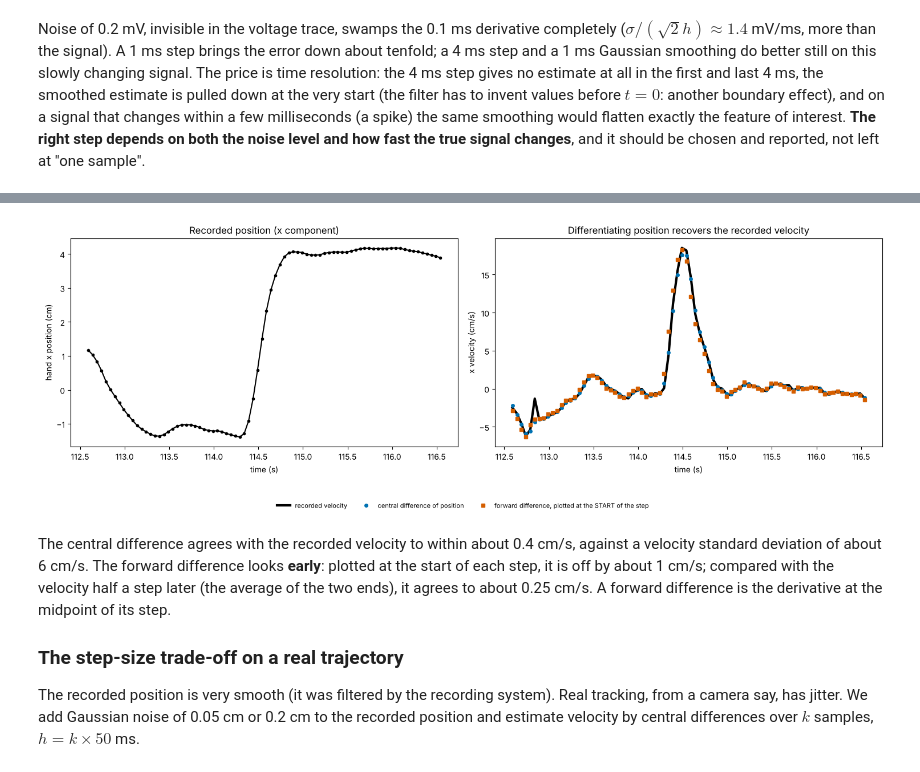
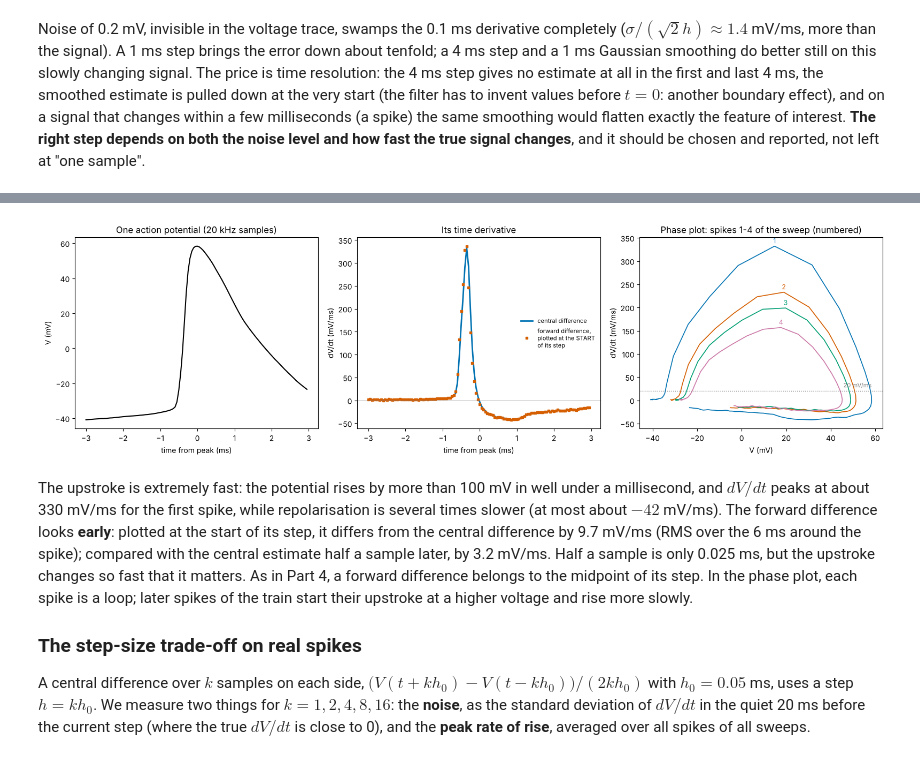
Before and after one commit to peter-adepoju/math-neuro-ml, a Jupyter notebook: week3/lesson9/Lesson9_Teaching_Notebook.ipynb, the cells around one changed output, grey strips where cells are left out. Cells and saved outputs as stored; diff of their text form; code cells hidden in the pictures.

```diff
--- a/week3/lesson9/Lesson9_Teaching_Notebook.ipynb
+++ b/week3/lesson9/Lesson9_Teaching_Notebook.ipynb
@@ -518,20 +535,26 @@ central difference vs recorded velocity at the same sample        : RMS 0.41 cm/
 # %%
-seg = slice(2000, 2080)                                            # 4 s of reaching
-fig, axes = plt.subplots(1, 2, figsize=(15, 5.2))
-axes[0].plot(t_m1[seg], pos[seg, 0], 'o-', ms=3, color='black')
-axes[0].set_xlabel('time (s)'); axes[0].set_ylabel('hand x position (cm)'); axes[0].set_title('Recorded position (x component)')
-axes[1].plot(t_m1[seg], vel[seg, 0], color='black', lw=3, label='recorded velocity')
-axes[1].plot(t_m1[seg], cen[seg, 0], 'o', ms=4, color=PALETTE[0], label='central difference of position')
-axes[1].plot(t_m1[2000:2080], fwd[2000:2080, 0], 's', ms=4, color=PALETTE[1], label='forward difference, plotted at the START of the step')
-axes[1].set_xlabel('time (s)'); axes[1].set_ylabel('x velocity (cm/s)'); axes[1].set_title('Differentiating position recovers the recorded velocity')
-fig.legend(*axes[1].get_legend_handles_labels(), loc='lower center', ncol=3, fontsize=8, frameon=False)
-plt.tight_layout(rect=(0, 0.1, 1, 1)); plt.show()
+fig, axes = plt.subplots(1, 3, figsize=(16, 4.6))
+tt = t_ms[win] - t_ms[pk]                                           # ms relative to the peak
+axes[0].plot(tt, v[win], color='black', lw=1.5)
+axes[0].set_xlabel('time from peak (ms)'); axes[0].set_ylabel('V (mV)'); axes[0].set_title('One action potential (20 kHz samples)')
+axes[1].plot(tt, cen[win], '-', color=PALETTE[0], lw=2, label='central difference')
+axes[1].plot(tt, fwd[win], 's', ms=2.5, color=PALETTE[1], label='forward difference,\nplotted at the START\nof its step')
+axes[1].axhline(0, color='grey', lw=0.5)
+axes[1].set_xlabel('time from peak (ms)'); axes[1].set_ylabel('dV/dt (mV/ms)'); axes[1].set_title('Its time derivative'); axes[1].legend(fontsize=8, frameon=False, loc='center right')
+for j, p in enumerate(spikes[sw]):
+    w = slice(p - 60, p + 60)
+    axes[2].plot(v[w], cen[w], color=PALETTE[j % len(PALETTE)], lw=1.2)
+    top = p - 60 + np.argmax(cen[w])
+    axes[2].annotate(f'{j + 1}', (v[top], cen[top]), xytext=(0, 4), textcoords='offset points', ha='center', fontsize=9, color=PALETTE[j % len(PALETTE)])
+axes[2].axhline(20, color='grey', ls=':', lw=1); axes[2].text(v.max(), 28, '20 mV/ms', ha='right', fontsize=8, color='grey')
+axes[2].set_xlabel('V (mV)'); axes[2].set_ylabel('dV/dt (mV/ms)'); axes[2].set_title(f'Phase plot: spikes 1-{n_spk[sw]} of the sweep (numbered)')
+plt.tight_layout(); plt.show()
 # %% [output]
-[figure, old version]
+[figure, new version]
 # %% [markdown]
-The central difference agrees with the recorded velocity to within about 0.4 cm/s, against a velocity standard deviation of about 6 cm/s. The forward difference looks **early**: plotted at the start of each step, it is off by about 1 cm/s; compared with the velocity half a step later (the average of the two ends), it agrees to about 0.25 cm/s. A forward difference is the derivative at the midpoint of its step.
+The upstroke is extremely fast: the potential rises by more than 100 mV in well under a millisecond, and $dV/dt$ peaks at about 330 mV/ms for the first spike, while repolarisation is several times slower (at most about $-42$ mV/ms). The forward difference looks **early**: plotted at the start of its step, it differs from the central difference by 9.7 mV/ms (RMS over the 6 ms around the spike); compared with the central estimate half a sample later, by 3.2 mV/ms. Half a sample is only 0.025 ms, but the upstroke changes so fast that it matters. As in Part 4, a forward difference belongs to the midpoint of its step. In the phase plot, each spike is a loop; later spikes of the train start their upstroke at a higher voltage and rise more slowly.
 
-### The step-size trade-off on a real trajectory
+### The step-size trade-off on real spikes
 
-The recorded position is very smooth (it was filtered by the recording system). Real tracking, from a camera say, has jitter. We add Gaussian noise of 0.05 cm or 0.2 cm to the recorded position and estimate velocity by central differences over $k$ samples, $h = k \times 50$ ms.
+A central difference over $k$ samples on each side, $\big(V(t + kh_0) - V(t - kh_0)\big)/(2kh_0)$ with $h_0 = 0.05$ ms, uses a step $h = k h_0$. We measure two things for $k = 1, 2, 4, 8, 16$: the **noise**, as the standard deviation of $dV/dt$ in the quiet 20 ms before the current step (where the true $dV/dt$ is close to 0), and the **peak rate of rise**, averaged over all spikes of all sweeps.
 # %%
```
Also changed, not shown: parts of 18 cells of this notebook, 1 other file.
